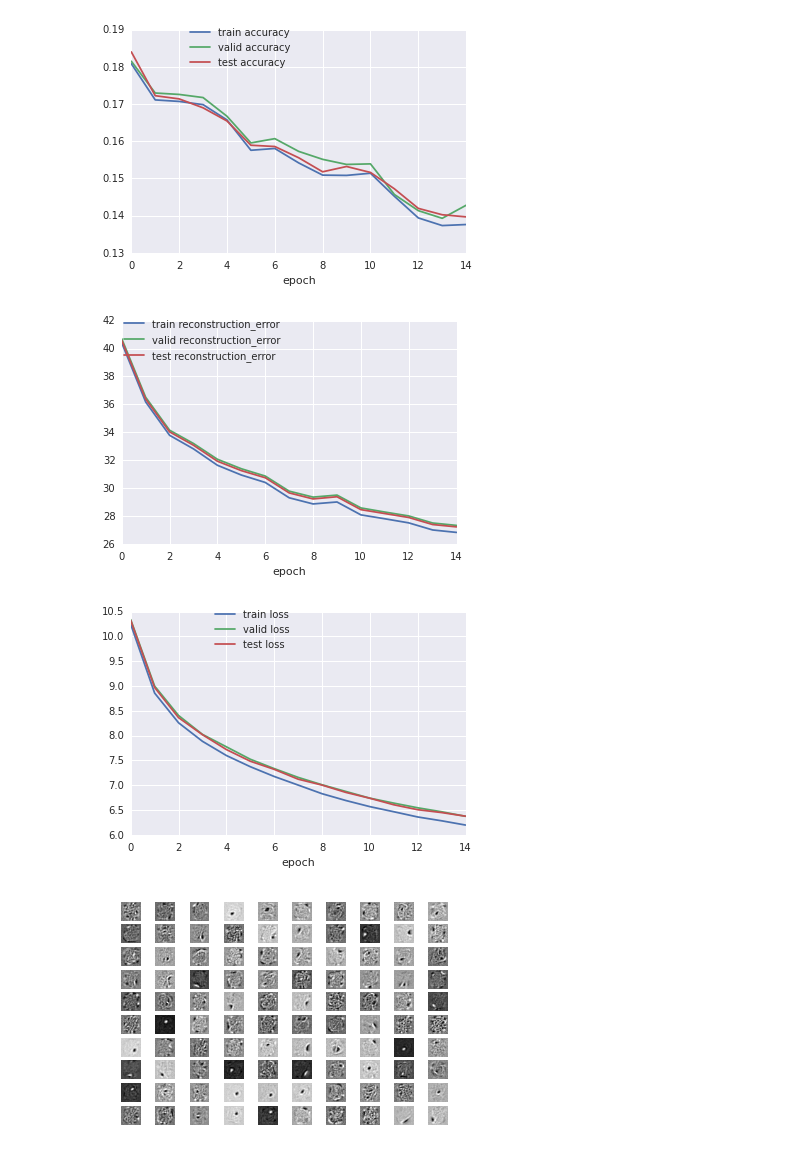
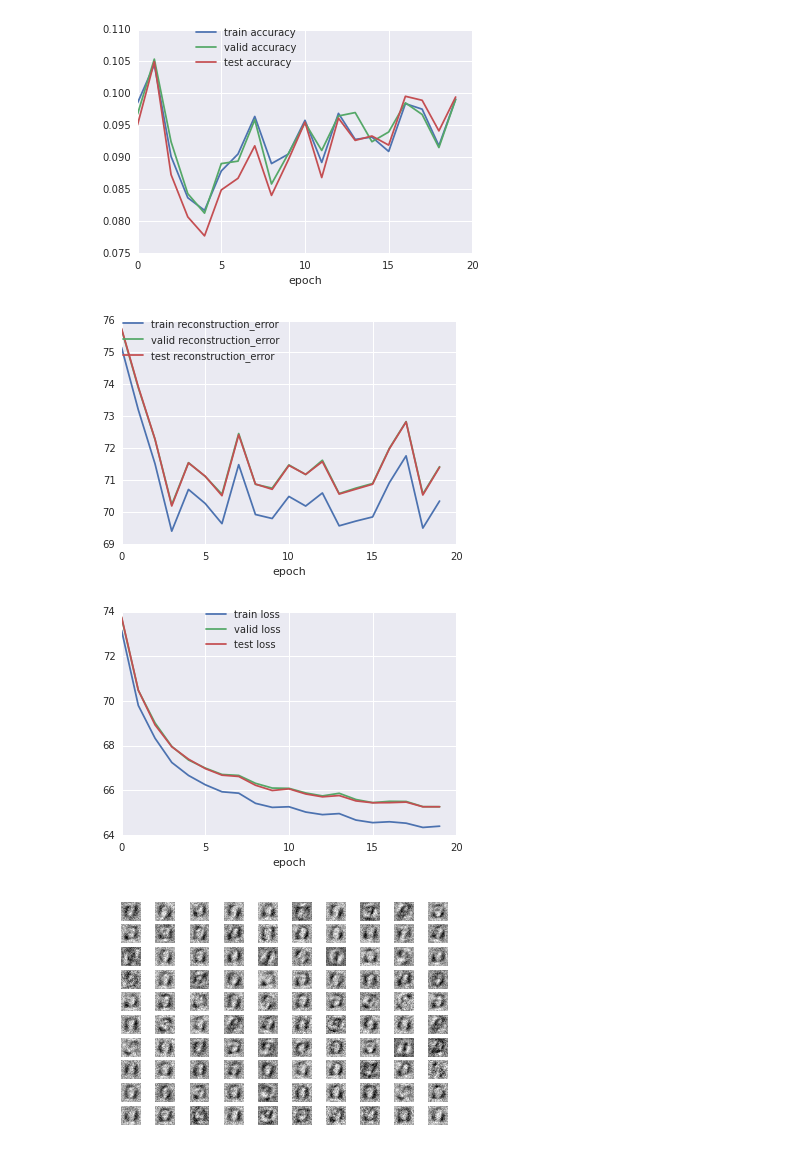
Before and after one commit to mehdidc/creativity, a Jupyter notebook: models/autolasagne.ipynb, the cells around one changed output. Drawn from its saved outputs; the diff is of its cells as text; code cells hidden in the pictures.

Commit message:
use mean of sum in objective function gives good features

```diff
--- a/models/autolasagne.ipynb
+++ b/models/autolasagne.ipynb
@@ -138,10 +143,13 @@ def objective(X_batch, y_batch, x_hat, y_hat, prediction_coeficient=0):
     """
 
     # minimize cross-entropy (for reconstruction)
-    #reconstruction_loss = (-T.mean( (X_batch * T.log(x_hat) + (1 - X_batch) * T.log(1 - x_hat))  ))
-    reconstruction_loss = T.mean(   (X_batch - x_hat)**2  )
+    L = -( (X_batch * T.log(x_hat) + (1 - X_batch) * T.log(1 - x_hat)))
+    #reconstruction_loss = T.mean(  T.sum(L, axis=1)   )
+    reconstruction_loss = T.mean(L)
+    #econstruction_loss = -T.mean(L)
+    #reconstruction_loss = T.mean(   T.sum((X_batch - x_hat)**2, axis=1)  )
     # minimize the prediction error
-    prediction_loss = T.mean( (y_batch - y_hat)**2  )
+    prediction_loss = T.sum( (y_batch - y_hat)**2  )
     return reconstruction_loss + prediction_loss * prediction_coeficient
 
 # Zero-Masking noise : corruption_level is the ratio by which we corrupt, 0.2 means
@@ -188,7 +196,8 @@ class Experiment(lasagne.easy.Experiment):
             hp = {}
         self.learning_rate = hp.get("learning_rate", 0.1)
         self.momentum = hp.get("momentum", 0.)
-
+# ?? what does the next to line do? - I dont get the syntax (don't understand )
+# it gets the dimensionality of the input from the dataset matrix (shape[1] is the number of columns)
         self.input_dim = self.train.X.get_value().shape[1]
         self.output_dim  = self.train.y.get_value().shape[1]
         self.batch_size = hp.get("batch_size", 20)
@@ -225,7 +234,11 @@ class Experiment(lasagne.easy.Experiment):
                         axis=1)
         # the accuracy
         accuracy = T.mean(T.eq(pred, T.argmax(self.y_batch, axis=1)))
-        reconstruction_error =  T.mean( T.sum( T.abs_(self.l_x_hat.get_output(self.X_batch) - self.X_batch), axis=1 ) )
+        #reconstruction_error =  T.mean( T.sum( T.abs_(self.l_x_hat.get_output(self.X_batch) - self.X_batch), axis=1 ) )
+        z = self.l_x_hat.get_output(self.X_batch)
+        x = self.X_batch
+        L = - T.sum(x * T.log(z) + (1 - x) * T.log(1 - z), axis=1)
+        reconstruction_error = T.mean(L)
 
         # a function that computes the loss
         self.get_loss = theano.function([self.X_batch, self.y_batch], self.loss)
@@ -331,8 +344,7 @@ class Experiment(lasagne.easy.Experiment):
             k += 1
         plt.show()
 # %%
-# ?? Peut on ajouter plus de couches? Oui - How? Oui en ajoutant des elements à layerwise_autoencoders_hidden
-layerwise_autoencoders_hidden = [500] # [512, 512] ?? Oui
+layerwise_autoencoders_hidden = [500]
 
 # Load  dataset
 dataset = lasagne.datasets.mnist.MNIST() # change by lasagne.datasets.datasets.mnist.MNIST
@@ -341,11 +353,13 @@ dataset = lasagne.datasets.mnist.MNIST() # change by lasagne.datasets.datasets.m
                                          # or by lasagne.datasets.insects.Insects
                                          # or by lasagne.datasets.ilc.ILC
 dataset.load()
-mean = X.mean(axis=0)[np.newaxis, :]
-std = X.std(axis=1)[np.newaxis, :]
+mean = dataset.X.mean(axis=0)[np.newaxis, :]
+std = dataset.X.std(axis=0)[np.newaxis, :]
 
-X = (X - mean) / std
 
+# standardize
+dataset.X = (dataset.X - mean) / (std + (std==0))
+print np.mean(dataset.X[:, 200]), np.std(dataset.X[:, 200])
 # Split
 X_train, X_test, y_train, y_test = cross_validation.train_test_split(dataset.X, dataset.y, test_size=0.25)
 X_train, X_valid, y_train, y_valid = cross_validation.train_test_split(X_train, y_train, test_size=0.25)
@@ -389,7 +405,9 @@ for i, exp in enumerate(reconstruct_previous_layer_experiments):
     hp = {
         "nb_epochs": 15,
         "corruption": 0.3,
-        "batch_size": 20
+        "batch_size": 100,
+        "learning_rate": 0.1,
+        "momentum": 0.
     }
     exp.set_hp(hp)
     exp.build_model()
@@ -447,17 +459,17 @@ stats = get_stats(reconstruct_previous_layer_experiments[0], stat_names)
 plot_stat(stats, "accuracy")
 plt.show()
 # %% [output]
-[figure, old version]
+[figure, new version]
 # %%
 plot_stat(stats, "reconstruction_error")
 plt.show()
 # %% [output]
-[figure, old version]
+[figure, new version]
 # %%
 plot_stat(stats, "loss")
 plt.show()
 # %% [output]
-[figure, old version]
+[figure, new version]
 # %%
 #get the weights of each layer
 weights = []
@@ -471,16 +483,16 @@ vis = build_visualizations_by_weighted_combinations(weights, until_layer=len(rec
 # %%
 # une qui genere le visualisations recursivement : le visualisation d'une unité A du layer N
 # est la moyenne des visualizations de X unités du layer N - 1 avec lesquelles
 #  l'unité A a la plus grosse connectivité (en termes de poids reliant A aux couches du layer precedent)
 # La deuxieme méthode prend la moyenne des top X examples qui maximisent l'activation de l'unité
 
 # ?? Peut-on échantillonner et afficher les échantillons? Faut éventuellement les faire.
 
 # Visualize the first layer
-grid_plot(vis[0], imshow_options={"cmap": "gray"}, nbrows=10, nbcols=10, random=False)
+grid_plot(vis[0], imshow_options={"cmap": "gray"}, nbrows=10, nbcols=10, random=True)
 plt.show()
 # %% [output]
-[figure, old version]
+[figure, new version]
 # %%
 # show reconstructions
 reconstruct_previous_layer_experiments[0].post_show_reconstructions(nb=10)
```
Also changed, not shown: parts of 7 cells of this notebook.
